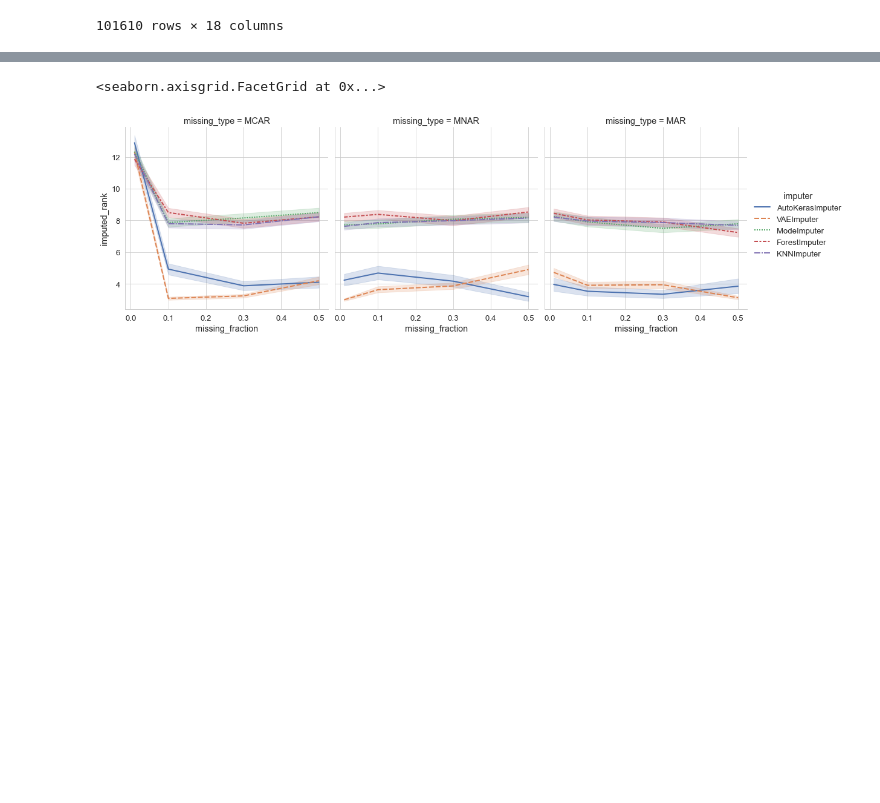
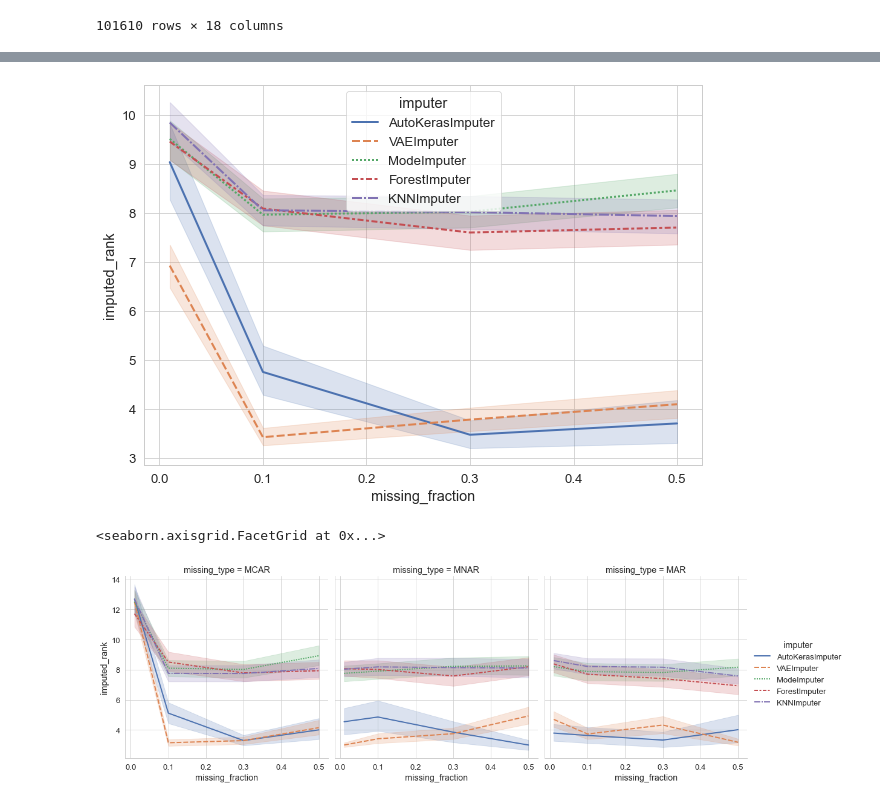
Before and after one commit to se-jaeger/data-imputation-paper, a Jupyter notebook: notebooks/plot_detailed_results.ipynb, the cells around one changed output, grey strips where cells are left out. Drawn from its saved outputs; the diff is of its cells as text; code cells hidden in the pictures; blank space fills up the shorter version.

```diff
--- a/notebooks/plot_detailed_results.ipynb
+++ b/notebooks/plot_detailed_results.ipynb
@@ -91,4 +88,19 @@ plot_data.plot(kind="kde", figsize=(10,5))
+# %%
+row_idx = (results["result_type"] == RESULT_TYPE) & (results["metric"] == CLF_METRIC)
+plot_data = ranked_data.loc[row_idx]
+
+plt.figure(figsize=(10,7))
+ax = sns.lineplot(
+    data=plot_data,
+    x="missing_fraction",
+    y="imputed_rank",
+    hue="imputer",
+    style="imputer"
+)
+# %% [output]
+[figure, added]
 # %%
+row_idx = (results["result_type"] == RESULT_TYPE) & (results["metric"] == CLF_METRIC)
 plot_data = ranked_data[row_idx]
 
 sns.relplot(
@@ -102,4 +114,4 @@ sns.relplot(
 )
 # %% [output]
 <seaborn.axisgrid.FacetGrid at 0x...>
-[figure, old version]
+[figure, new version]
```
Also changed, not shown: parts of 5 cells of this notebook, 1 other file.
